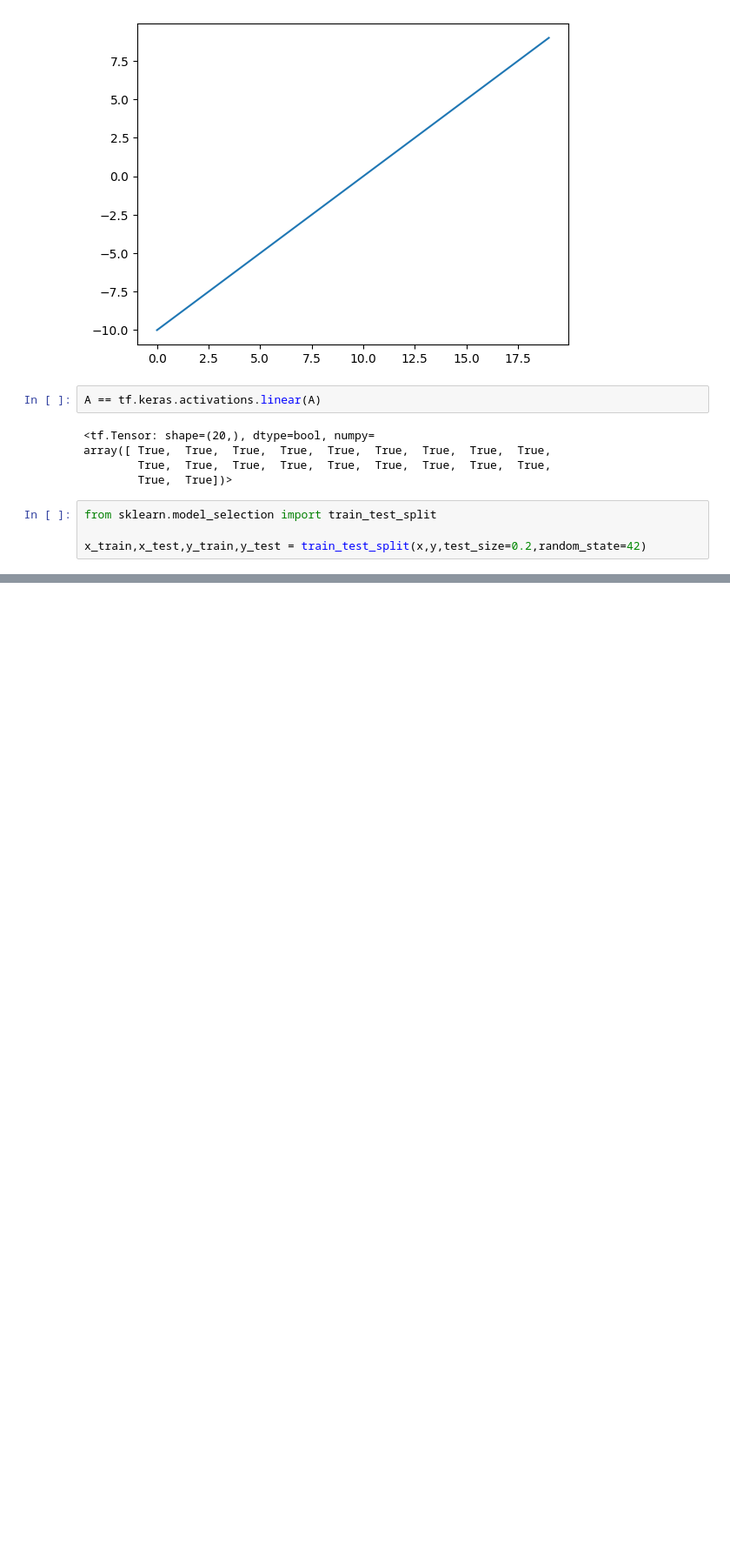
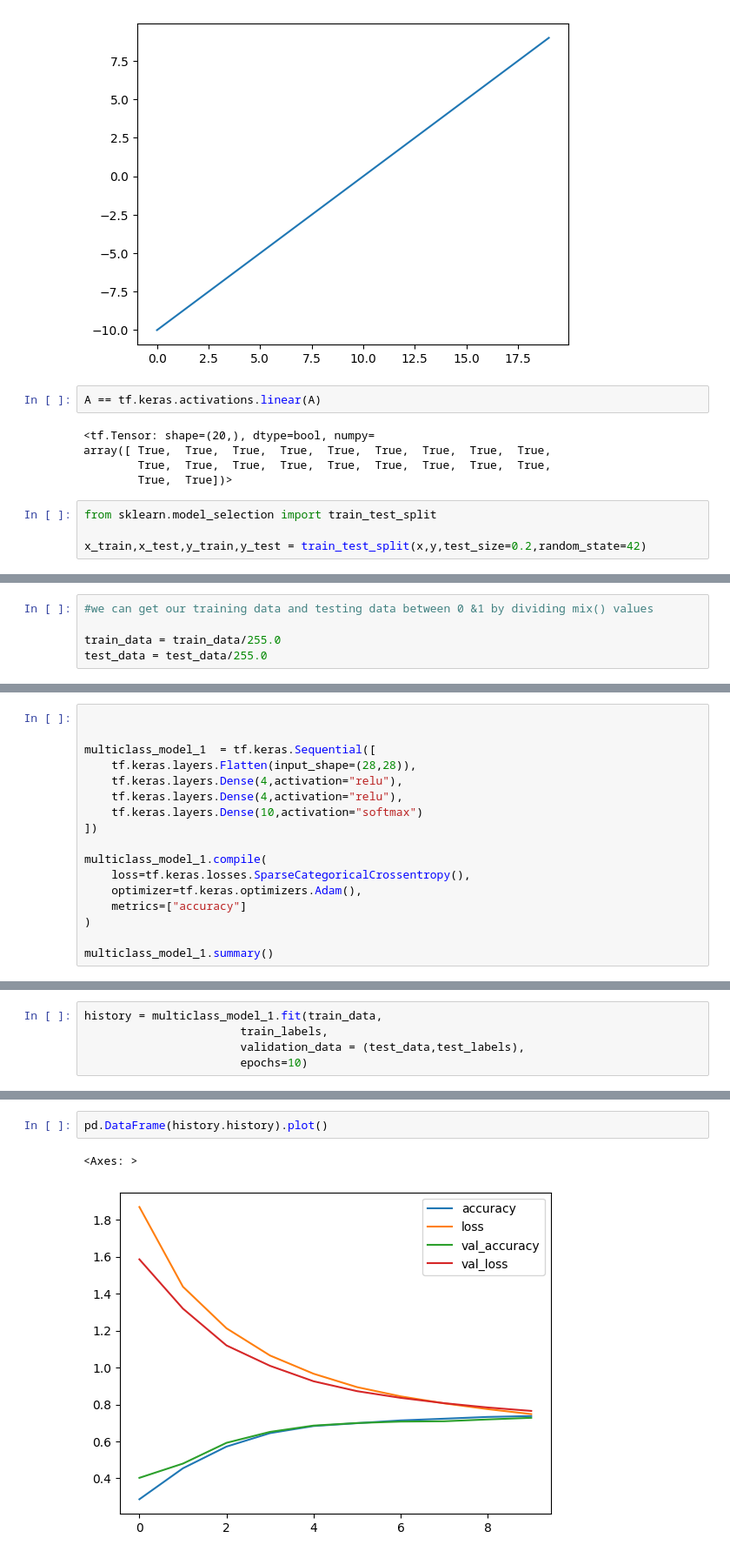
Before and after one commit to sachinthadilshann/TensorFlow_for_Deep_Learning_Bootcamp_Udemy, a Jupyter notebook: 02_neural_network_classification_in_tensorflow.ipynb, the cells around one changed output, grey strips where cells are left out. Shown at 87% size. Saved outputs shown, nothing was run; the diff lists cells and outputs as text; blank space fills up the shorter version.

```diff
--- a/02_neural_network_classification_in_tensorflow.ipynb
+++ b/02_neural_network_classification_in_tensorflow.ipynb
@@ -449,0 +535,5 @@ sns.heatmap(confusion_matrix,annot=True,fmt="d")
+# %%
+#we can get our training data and testing data between 0 &1 by dividing mix() values
+
+train_data = train_data/255.0
+test_data = test_data/255.0
@@ -449,0 +551,17 @@ sns.heatmap(confusion_matrix,annot=True,fmt="d")
+# %%
+
+
+multiclass_model_1  = tf.keras.Sequential([
+    tf.keras.layers.Flatten(input_shape=(28,28)),
+    tf.keras.layers.Dense(4,activation="relu"),
+    tf.keras.layers.Dense(4,activation="relu"),
+    tf.keras.layers.Dense(10,activation="softmax")
+])
+
+multiclass_model_1.compile(
+    loss=tf.keras.losses.SparseCategoricalCrossentropy(),
+    optimizer=tf.keras.optimizers.Adam(),
+    metrics=["accuracy"]
+)
+
+multiclass_model_1.summary()
@@ -449,0 +584,5 @@ sns.heatmap(confusion_matrix,annot=True,fmt="d")
+# %%
+history = multiclass_model_1.fit(train_data,
+                       train_labels,
+                       validation_data = (test_data,test_labels),
+                       epochs=10)
@@ -449,0 +610,5 @@ sns.heatmap(confusion_matrix,annot=True,fmt="d")
+# %%
+pd.DataFrame(history.history).plot()
+# %% [output]
+<Axes: >
+[figure, added]
```
Also changed, not shown: parts of 51 cells of this notebook.
